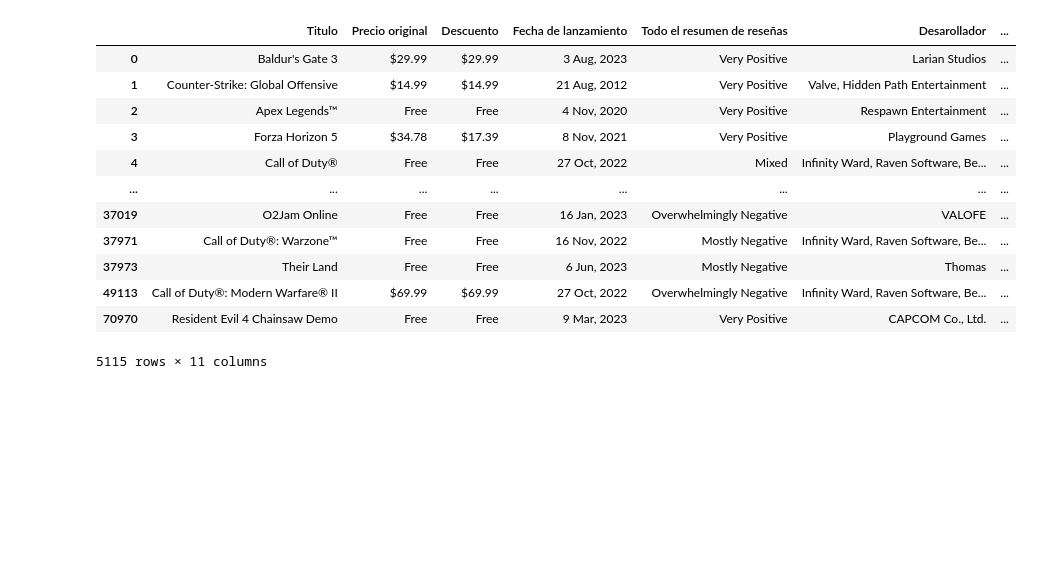
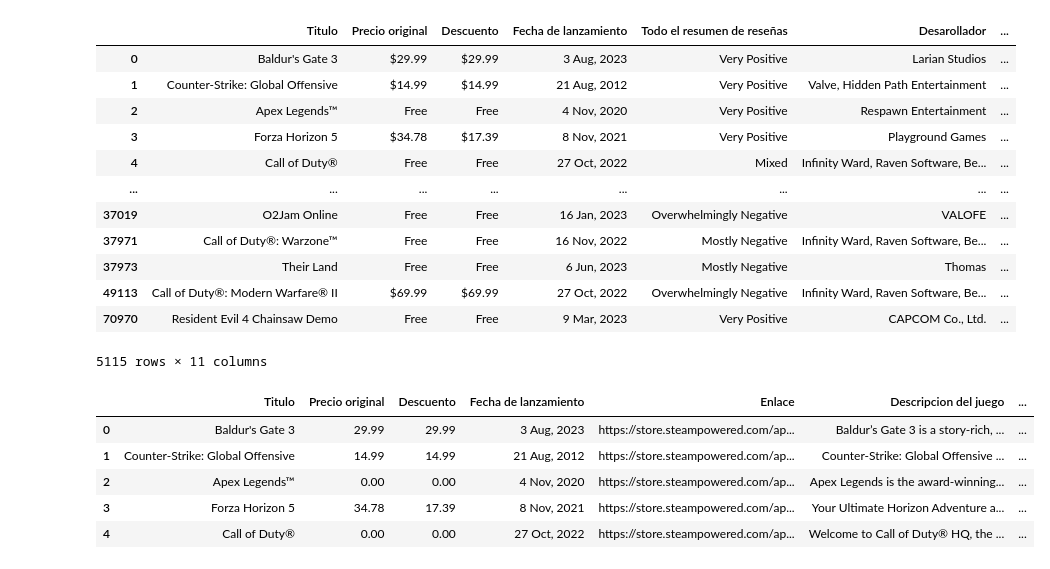
Before and after one commit to FaKeAdRi/FaKeAdRi-M11UF4_Steam_Project, a Jupyter notebook: SteamDataView.ipynb, the cells around one changed output. Saved outputs shown, nothing was run; the diff lists cells and outputs as text; code cells hidden in the pictures; blank space fills up the shorter version.

```diff
--- a/SteamDataView.ipynb
+++ b/SteamDataView.ipynb
@@ -55,3 +55,18 @@ df.drop(columns=['Enlace','Descripcion del juego','Resumen reseñas recientes',
 | 49113 | Call of Duty®: Modern Warfare® II | $69.99 | $69.99 | 27 Oct, 2022 | Overwhelmingly Negative | Infinity Ward, Raven Software, Be... | ... |
 | 70970 | Resident Evil 4 Chainsaw Demo | Free | Free | 9 Mar, 2023 | Very Positive | CAPCOM Co., Ltd. | ... |
 5115 rows × 11 columns
+# %%
+df['Precio original']= df['Precio original'].str.replace('$', '').str.replace(',', '')
+df['Precio original'] = df['Precio original'].apply(lambda x: 0 if x == 'Free' else float(x))
+# %%
+df['Descuento']= df['Descuento'].str.replace('$', '').str.replace(',', '')
+df['Descuento'] = df['Descuento'].apply(lambda x: 0 if x == 'Free' else float(x))
+# %%
+df.head()
+# %% [output]
+|  | Titulo | Precio original | Descuento | Fecha de lanzamiento | Enlace | Descripcion del juego | ... |
+| 0 | Baldur's Gate 3 | 29.99 | 29.99 | 3 Aug, 2023 | https://store.steampowered.com/ap... | Baldur’s Gate 3 is a story-rich, ... | ... |
+| 1 | Counter-Strike: Global Offensive | 14.99 | 14.99 | 21 Aug, 2012 | https://store.steampowered.com/ap... | Counter-Strike: Global Offensive ... | ... |
+| 2 | Apex Legends™ | 0.00 | 0.00 | 4 Nov, 2020 | https://store.steampowered.com/ap... | Apex Legends is the award-winning... | ... |
+| 3 | Forza Horizon 5 | 34.78 | 17.39 | 8 Nov, 2021 | https://store.steampowered.com/ap... | Your Ultimate Horizon Adventure a... | ... |
+| 4 | Call of Duty® | 0.00 | 0.00 | 27 Oct, 2022 | https://store.steampowered.com/ap... | Welcome to Call of Duty® HQ, the ... | ... |
```
